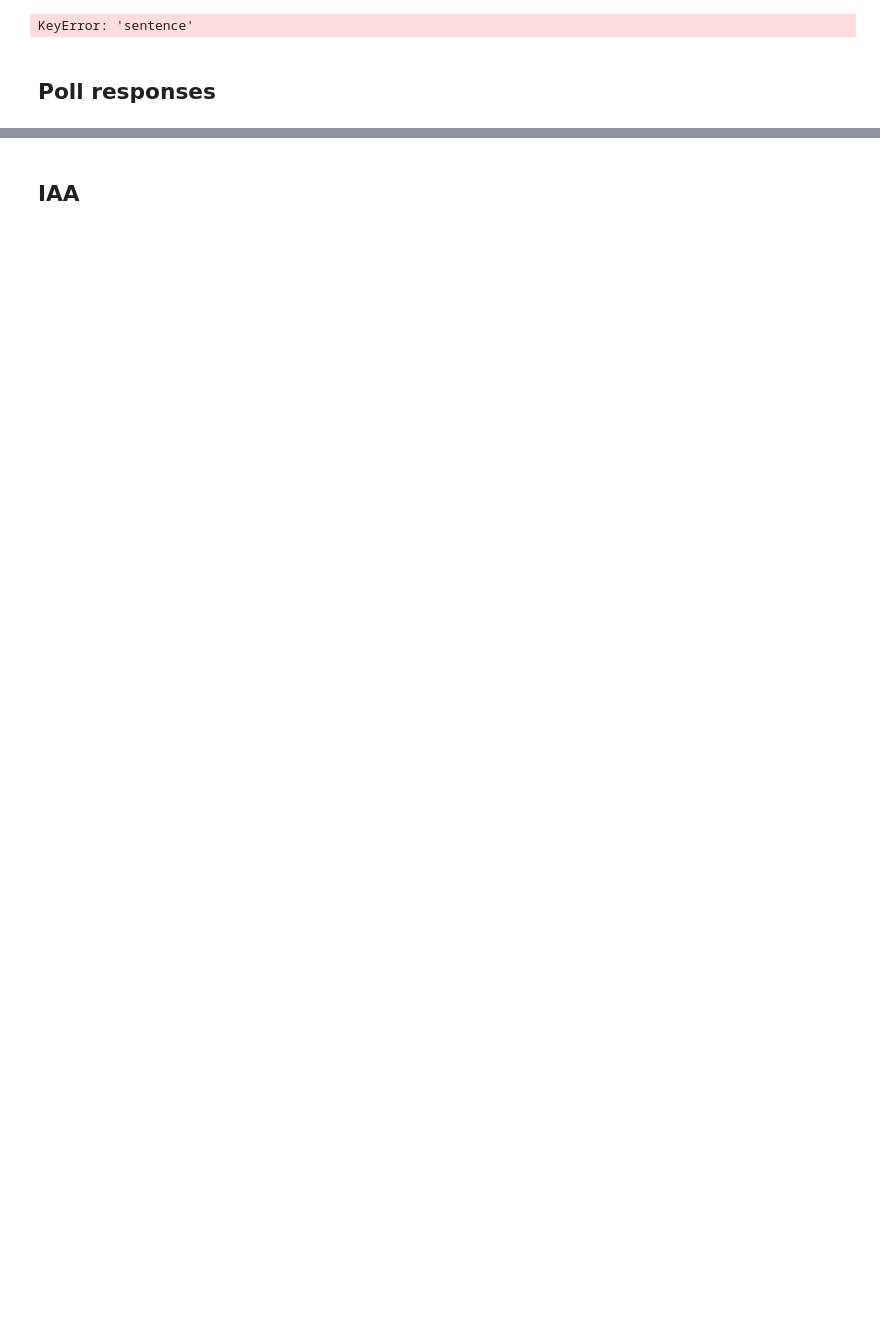
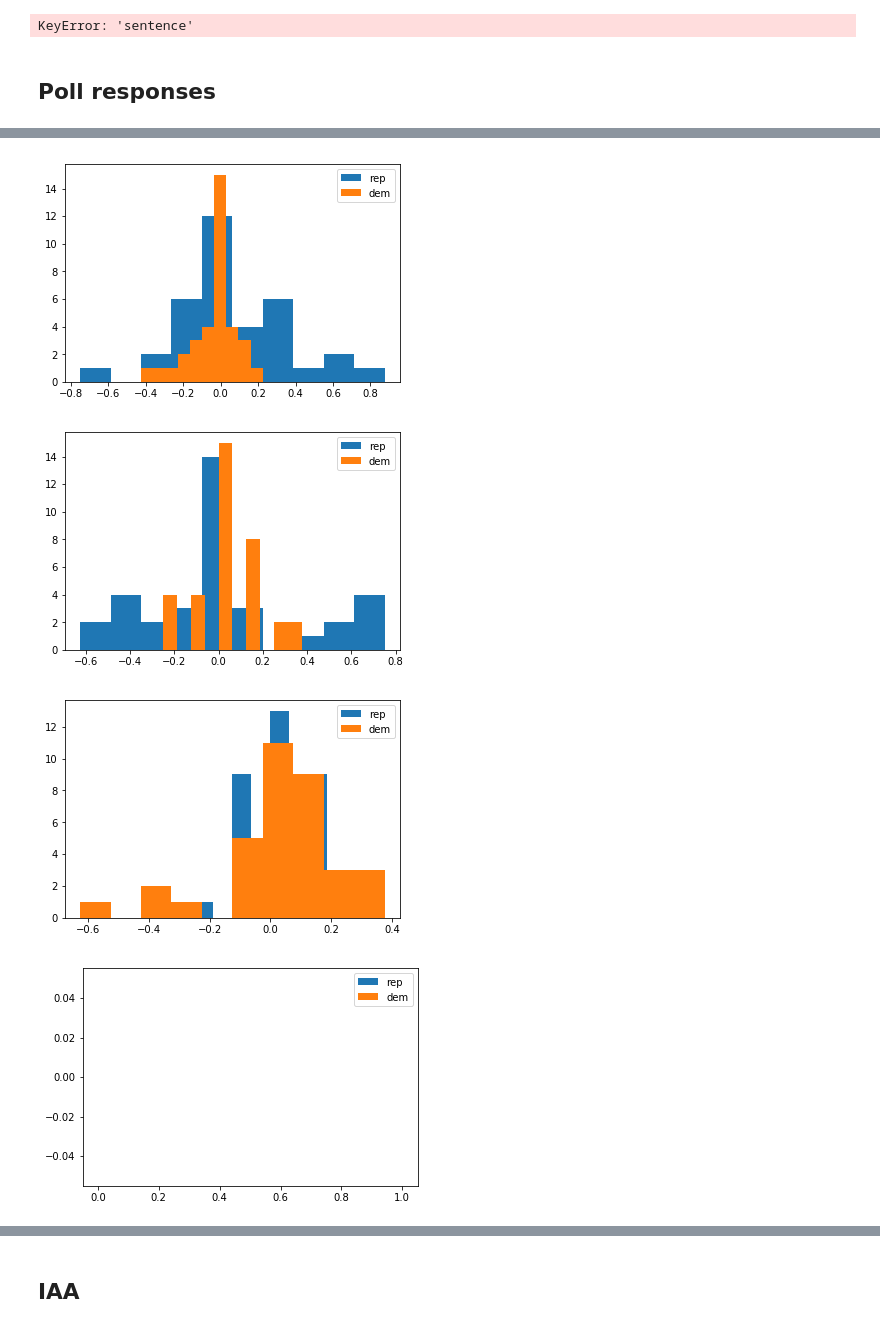
Before and after one commit to yiweiluo/GWStance, a Jupyter notebook: cc_stance/MTurk_results/Inter-annotator agreements.ipynb, the cells around one changed output, grey strips where cells are left out. Cells and saved outputs as stored; diff of their text form; code cells hidden in the pictures; blank space fills up the shorter version.

```diff
--- a/cc_stance/MTurk_results/Inter-annotator agreements.ipynb
+++ b/cc_stance/MTurk_results/Inter-annotator agreements.ipynb
@@ -255,0 +296,28 @@ poll_dfs[3]
+# %%
+for BATCH_NO in BATCH_NOS:
+    rep_deltas = []
+    dem_deltas = []
+    for s_id in worker_labels_per_batch[BATCH_NO].drop('MACE competence').index:
+        av_rating = worker_labels_per_batch[BATCH_NO].loc[s_id]['av_rating']
+        rep_workers = [w_id  for w_id in range(0,8) if SUBJECT_INFOS[BATCH_NO].iloc[w_id]['party'] == 'republican']
+        dem_workers = [w_id for w_id in range(0,8) if SUBJECT_INFOS[BATCH_NO].iloc[w_id]['party'] == 'democrat']
+        if len(rep_workers) > 0 and len(dem_workers) > 0:
+            av_rep_rating = np.average([label2int[l] for l in worker_labels_per_batch[BATCH_NO].loc[s_id][['worker_{}'.format(w_id)
+                                                                                    for w_id in rep_workers]]])
+            av_dem_rating = np.average([label2int[l] for l in worker_labels_per_batch[BATCH_NO].loc[s_id][['worker_{}'.format(w_id)
+                                                                                    for w_id in dem_workers]]])
+            av_rep_delta = av_rep_rating - av_rating
+            av_dem_delta = av_dem_rating - av_rating
+            rep_deltas.append(av_rep_delta)
+            dem_deltas.append(av_dem_delta)
+    #         all_rep_deltas.append(av_rep_delta)
+    #         all_dem_deltas.append(av_dem_delta)
+    plt.hist(rep_deltas,label='rep')
+    plt.hist(dem_deltas,label='dem')
+    plt.legend()
+    plt.show()
+# %% [output]
+[figure, added]
+[figure, added]
+[figure, added]
+[figure, added]
```
Also changed, not shown: parts of 24 cells of this notebook, 1 other file.
